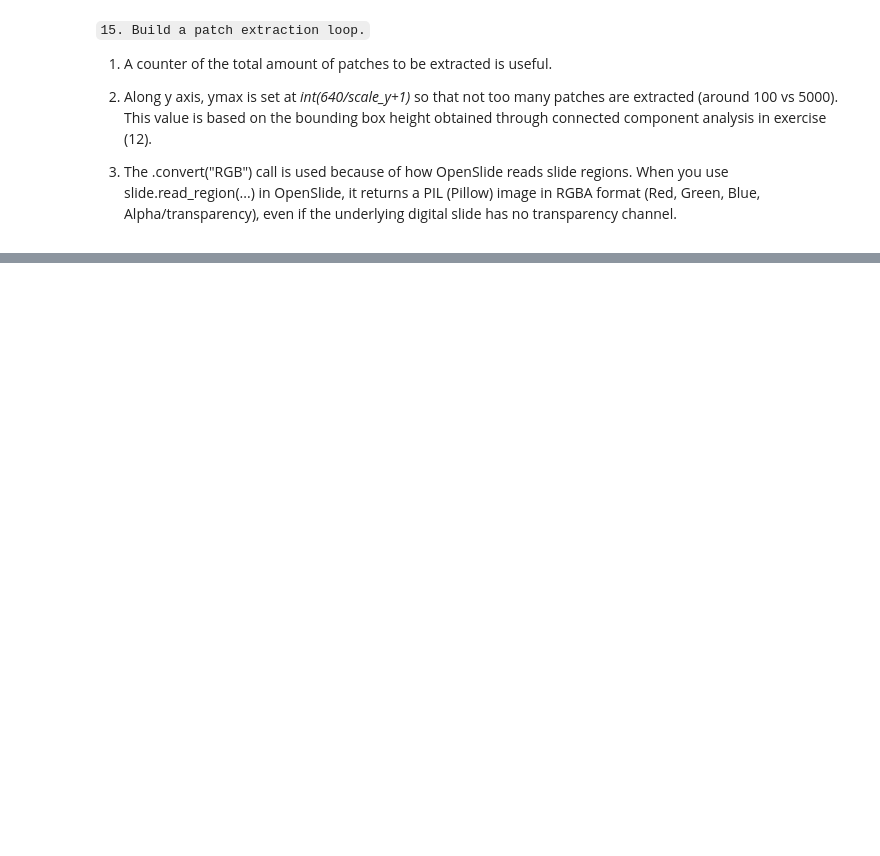
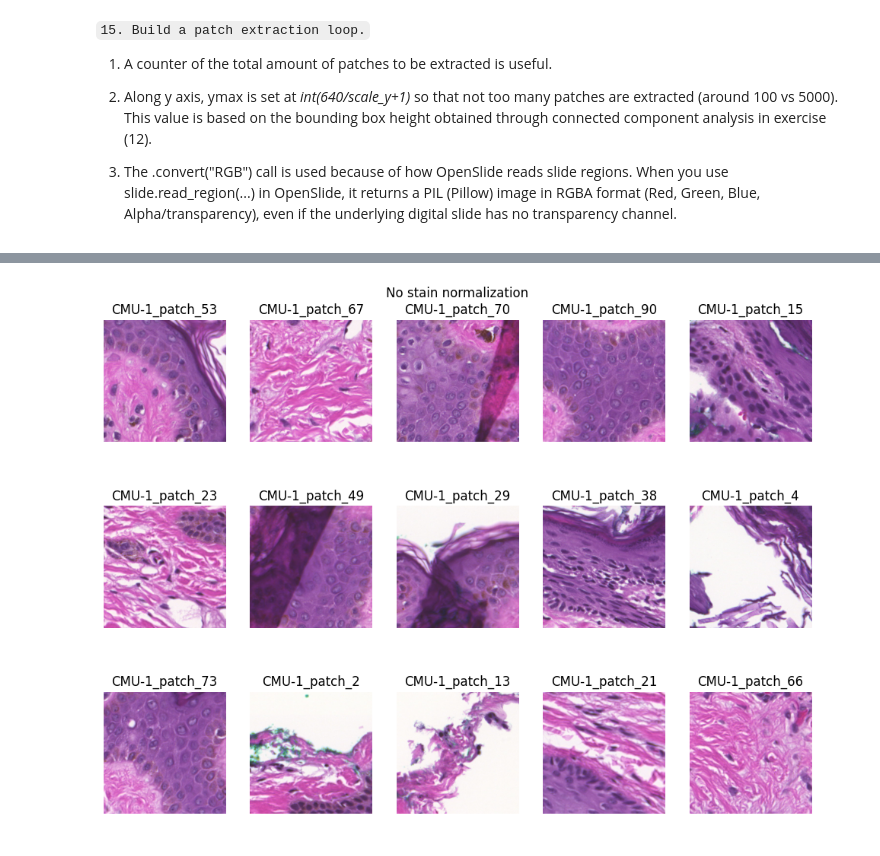
Before and after one commit to PierreCr/Digital-Pathology, a Jupyter notebook: Mini_project_in_computational_pathology.ipynb, the cells around one changed output, grey strips where cells are left out. Cells and saved outputs as stored; diff of their text form; code cells hidden in the pictures; blank space fills up the shorter version.

```diff
--- a/Mini_project_in_computational_pathology.ipynb
+++ b/Mini_project_in_computational_pathology.ipynb
@@ -618,0 +629,18 @@ Saved: patch_33792_93696.png (Tissue Proportion: 87.50%)
+# %%
+#16. Build a patch metadata table.
+import pandas as pd
+
+#The code to create the patch metadata table is written in the previous section (under 'estimating number of extracted patches').
+
+df = pd.DataFrame(patches)
+df.to_csv("/content/drive/MyDrive/WSI_CMU-1/CMU-1_patches.csv", index=False)
+
+print(df)
+
+
+# --
+#Q36. Why is the coordinate information just as important as the patch image?
+#A36. The coordinate information locates the patch image on the WSI.
+
+#Q37. If you lose the coordinates, what becomes difficult or impossible later?
+#A37. We may lose spatial information and contextualization of the image patch is no longer possible.
@@ -618,0 +662,30 @@ Saved: patch_33792_93696.png (Tissue Proportion: 87.50%)
+# %%
+#17. Make a patch gallery.
+import matplotlib.pyplot as plt
+import random
+
+random.seed(44)
+grid = random.sample(df.patch_id.tolist(), k=15)
+
+plt.figure(figsize=(12,9))
+plt.title("No stain normalization")
+plt.axis("off")
+for img in grid:
+  plt.subplot(3, 5, grid.index(img)+1)
+  plt.imshow(plt.imread(f"/content/drive/MyDrive/WSI_CMU-1/patches512x512/{img}.png"))
+  plt.title(f"{img}")
+  plt.axis("off")
+plt.show()
+
+
+# --
+#Q38. How many patches would you reject?
+#A38. 15 patches are shown. 6 patches would be rejected.
+
+#Q39. Why?
+#A39. Due to tissue artifacts (folds) or uninformative tissue edges.
+
+#Q40. Could a machine-learning model learn something undesirable from the rejected patches if you included them?
+#A40. False prediction or poorer performance.
+# %% [output]
+[figure, added]
```
Also changed, not shown: parts of 6 cells of this notebook.
